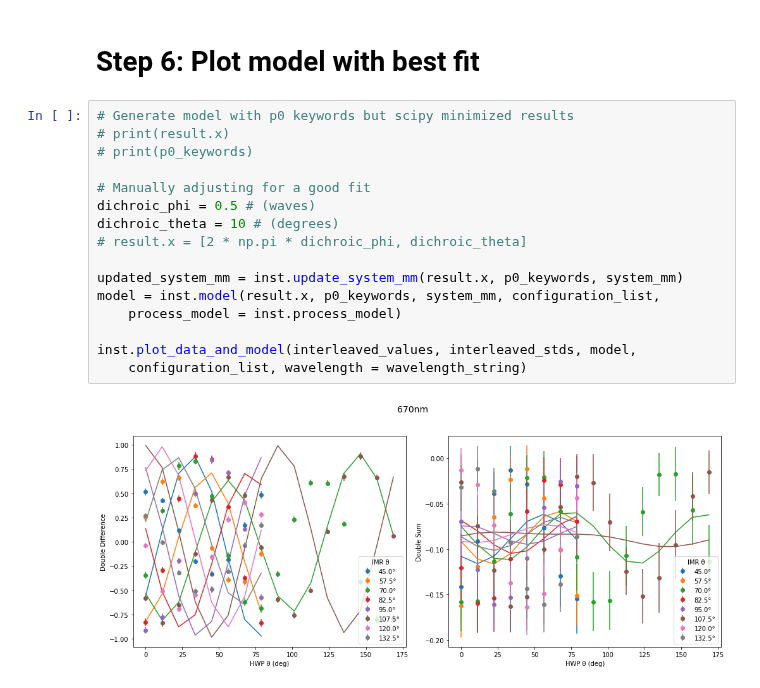
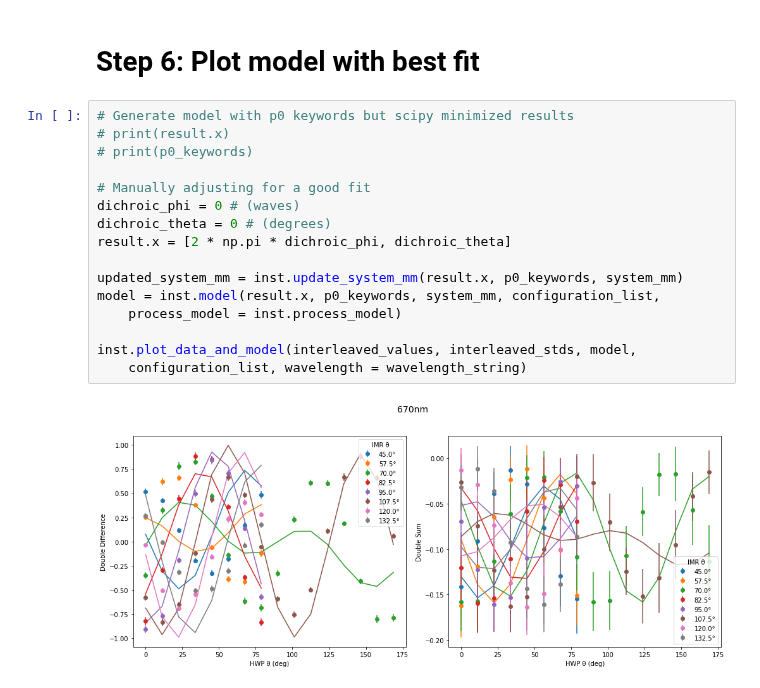
Before and after one commit to UCSB-Exoplanet-Polarimetry-Lab/pyPolCal, a Jupyter notebook: scipy_minimize_example.ipynb, the cells around one changed output. Drawn from its saved outputs; the diff is of its cells as text.

```diff
--- a/scipy_minimize_example.ipynb
+++ b/scipy_minimize_example.ipynb
@@ -209,18 +213,18 @@ Best Fit Theta (degrees): 34.78352801268382
 # %%
 # Generate model with p0 keywords but scipy minimized results
 # print(result.x)
 # print(p0_keywords)
 
 # Manually adjusting for a good fit
-dichroic_phi = 0.5 # (waves)
-dichroic_theta = 10 # (degrees)
-# result.x = [2 * np.pi * dichroic_phi, dichroic_theta]
+dichroic_phi = 0 # (waves)
+dichroic_theta = 0 # (degrees)
+result.x = [2 * np.pi * dichroic_phi, dichroic_theta]
 
 updated_system_mm = inst.update_system_mm(result.x, p0_keywords, system_mm)
 model = inst.model(result.x, p0_keywords, system_mm, configuration_list,
     process_model = inst.process_model)
 
 inst.plot_data_and_model(interleaved_values, interleaved_stds, model,
     configuration_list, wavelength = wavelength_string)
 # %% [output]
-[figure, old version]
+[figure, new version]
```
Also changed, not shown: parts of 1 cell of this notebook.
